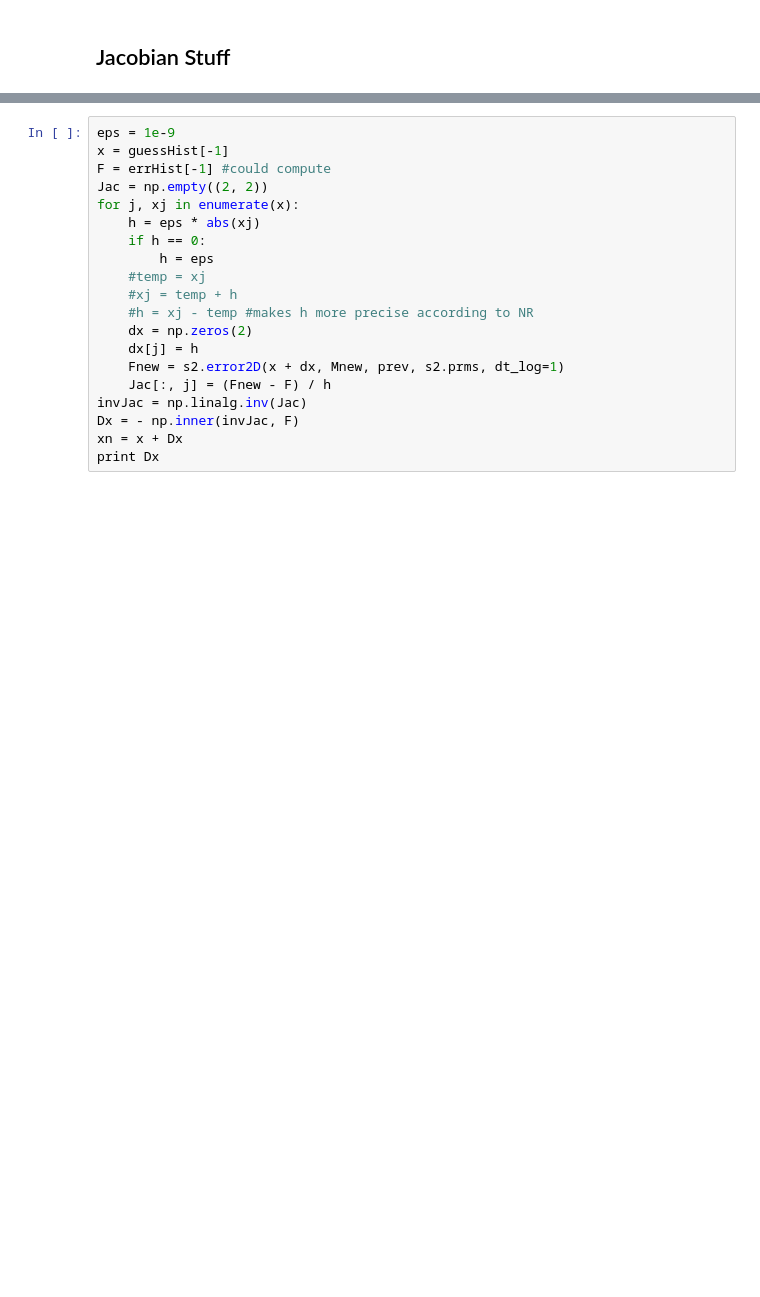
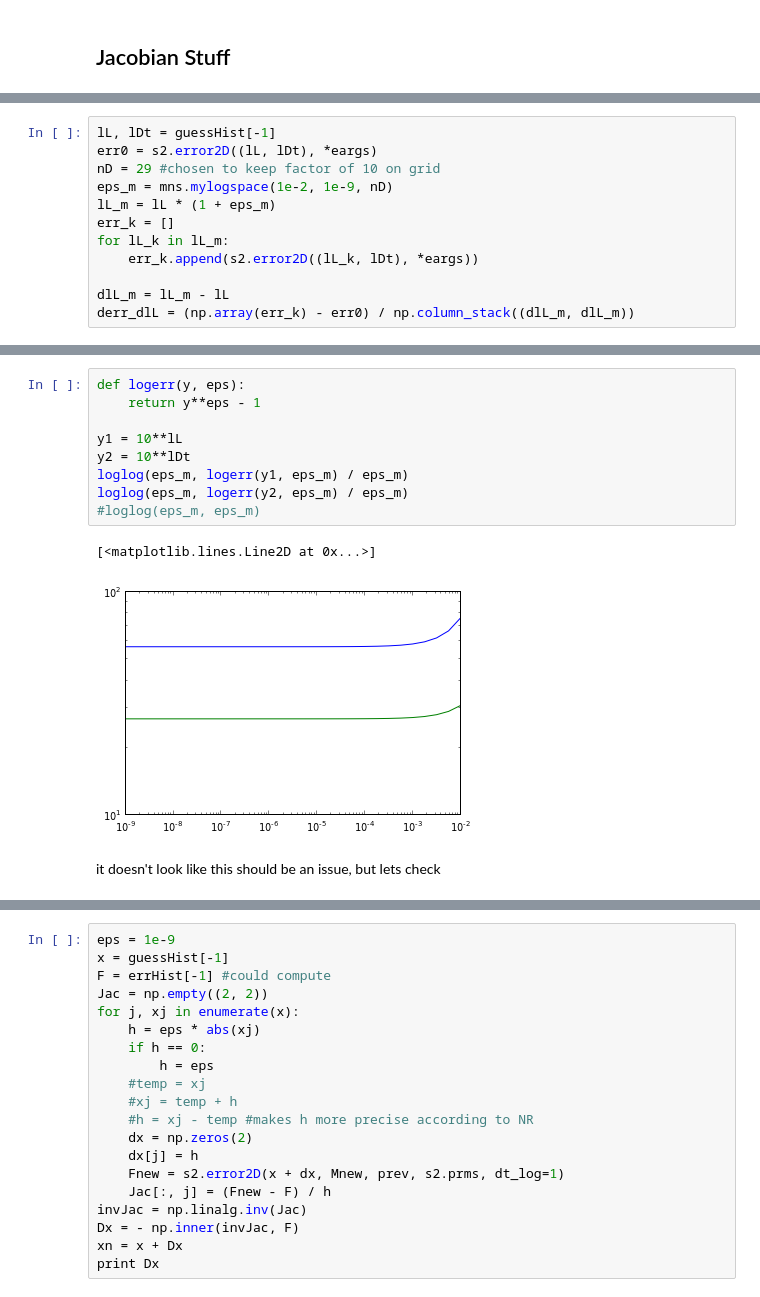
Before and after one commit to apiso/core_accretion, a Jupyter notebook: python/RadSGPoly/ErrorTrack2D.ipynb, the cells around one changed output, grey strips where cells are left out. Cells and saved outputs as stored; diff of their text form; blank space fills up the shorter version.

```diff
--- a/python/RadSGPoly/ErrorTrack2D.ipynb
+++ b/python/RadSGPoly/ErrorTrack2D.ipynb
@@ -121,0 +123,12 @@ array([ 24.6281457 ,  11.70558066])
+# %%
+lL, lDt = guessHist[-1]
+err0 = s2.error2D((lL, lDt), *eargs)
+nD = 29 #chosen to keep factor of 10 on grid
+eps_m = mns.mylogspace(1e-2, 1e-9, nD)
+lL_m = lL * (1 + eps_m)
+err_k = []
+for lL_k in lL_m:
+    err_k.append(s2.error2D((lL_k, lDt), *eargs))
+
+dlL_m = lL_m - lL
+derr_dlL = (np.array(err_k) - err0) / np.column_stack((dlL_m, dlL_m))
@@ -121,0 +179,14 @@ array([ 24.6281457 ,  11.70558066])
+# %%
+def logerr(y, eps):
+    return y**eps - 1
+
+y1 = 10**lL
+y2 = 10**lDt
+loglog(eps_m, logerr(y1, eps_m) / eps_m)
+loglog(eps_m, logerr(y2, eps_m) / eps_m)
+#loglog(eps_m, eps_m)
+# %% [output]
+[<matplotlib.lines.Line2D at 0x...>]
+[figure, added]
+# %% [markdown]
+it doesn't look like this should be an issue, but lets check
```
Also changed, not shown: parts of 21 cells of this notebook, 1 other file.
